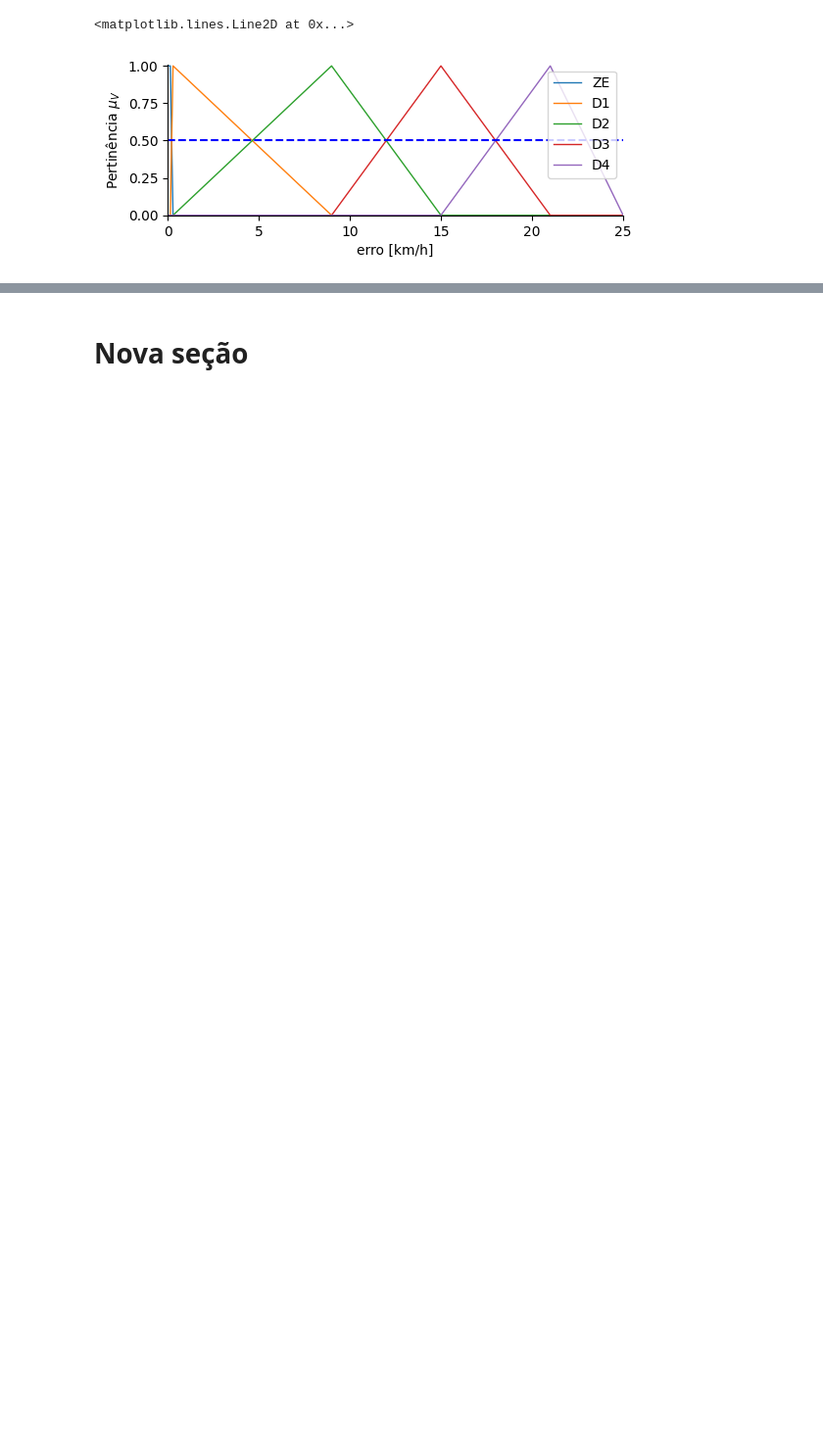
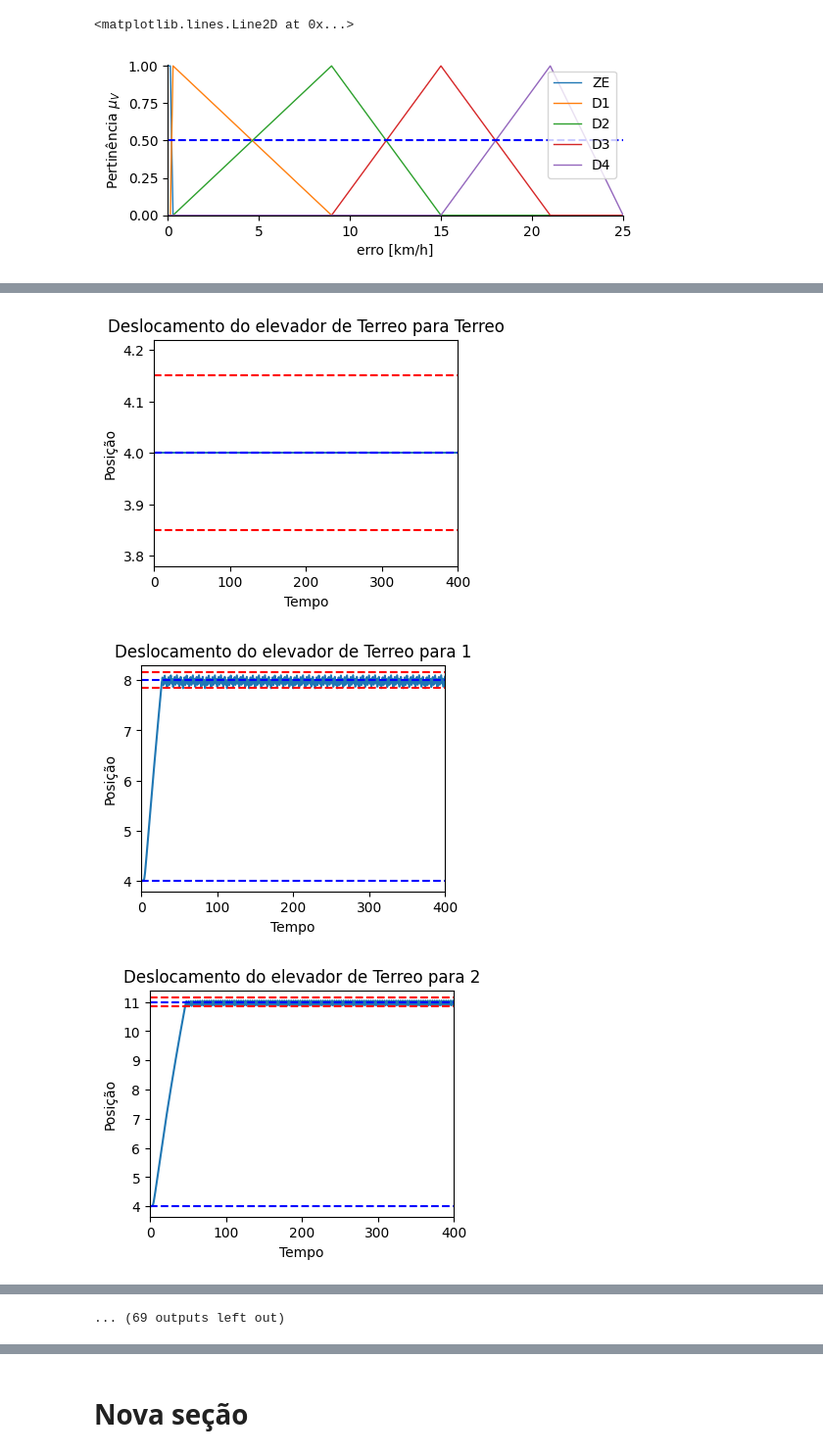
Before and after one commit to dioic3/c213, a Jupyter notebook: Untitled3.ipynb, the cells around one changed output, grey strips where cells are left out. Shown at 98% size. Drawn from its saved outputs; the diff is of its cells as text; code cells hidden in the pictures; blank space fills up the shorter version.

```diff
--- a/Untitled3.ipynb
+++ b/Untitled3.ipynb
@@ -202,7 +231,7 @@ print(tabulate(pivotTable, headers='keys', tablefmt='fancy_grid', stralign='cent
 # %%
 elevador_ctrl = ctrl.ControlSystemSimulation(ctrl.ControlSystem(BaseRegras))
 # %%
-andares = [29,28,27,26]
+andares = [4,8, 11, 14, 17, 20, 23, 26,29]
 
 for indiceA, andarA in enumerate(andares):
     andarAtual = andarA
@@ -223,31 +252,38 @@ for indiceA, andarA in enumerate(andares):
                 posicaoAtual = abs(posicaoAtual * (1 if erroAltura > 0 else -1) + potenciaMotor * 0.00951)
                 if round(t, 1) == round(t):
                     posicao.append(posicaoAtual)
 
             erro_anterior = andarDeslocado - posicaoAtual
             for _ in range(3, 401):
                 erroAltura = andarDeslocado - posicaoAtual
                 erro_atual = abs(erroAltura)
                 elevador_ctrl.input[Erro.label] = erro_atual
 
                 deltaErro_atual = erro_anterior - erro_atual
                 elevador_ctrl.input[deltaErro.label] = deltaErro_atual
                 elevador_ctrl.compute()
                 potenciaMotor = elevador_ctrl.output['pMotor']
                 posicaoAtual = abs(posicaoAtual * 0.996 * (1 if erroAltura > 0 else -1) + potenciaMotor * 0.01)
                 posicao.append(posicaoAtual)
                 erro_anterior = erro_atual
 
             # Limitar a lista `posicao` a 400 elementos
             posicao = posicao[:400]
+
+
+
         plt.figure(figsize=[4,3])
         plt.plot(range(1, 401), posicao)
-        plt.title(f'Deslocamento do elevador de {indiceA +1} para {indiceD+1}')
+        plt.title(f'Deslocamento do elevador de {(indiceA if indiceA != 0 else "Terreo")} para {(indiceD if indiceD != 0 else "Terreo")}')
         plt.xlabel('Tempo')
         plt.ylabel('Posição')
         plt.axhline(y=andarA, color='b', linestyle='--')
         plt.axhline(y=andarD, color='b', linestyle='--')
         plt.axhline(y=andarD+0.15, color='r', linestyle='--')
         plt.axhline(y=andarD-0.15, color='r', linestyle='--')
         plt.xlim(0,400)
         plt.show()
+# %% [output]
+[figure, added]
+[figure, added]
+[figure, added]
@@ -253,0 +299 @@ for indiceA, andarA in enumerate(andares):
+... (69 outputs left out)
```
Also changed, not shown: parts of 8 cells of this notebook.
